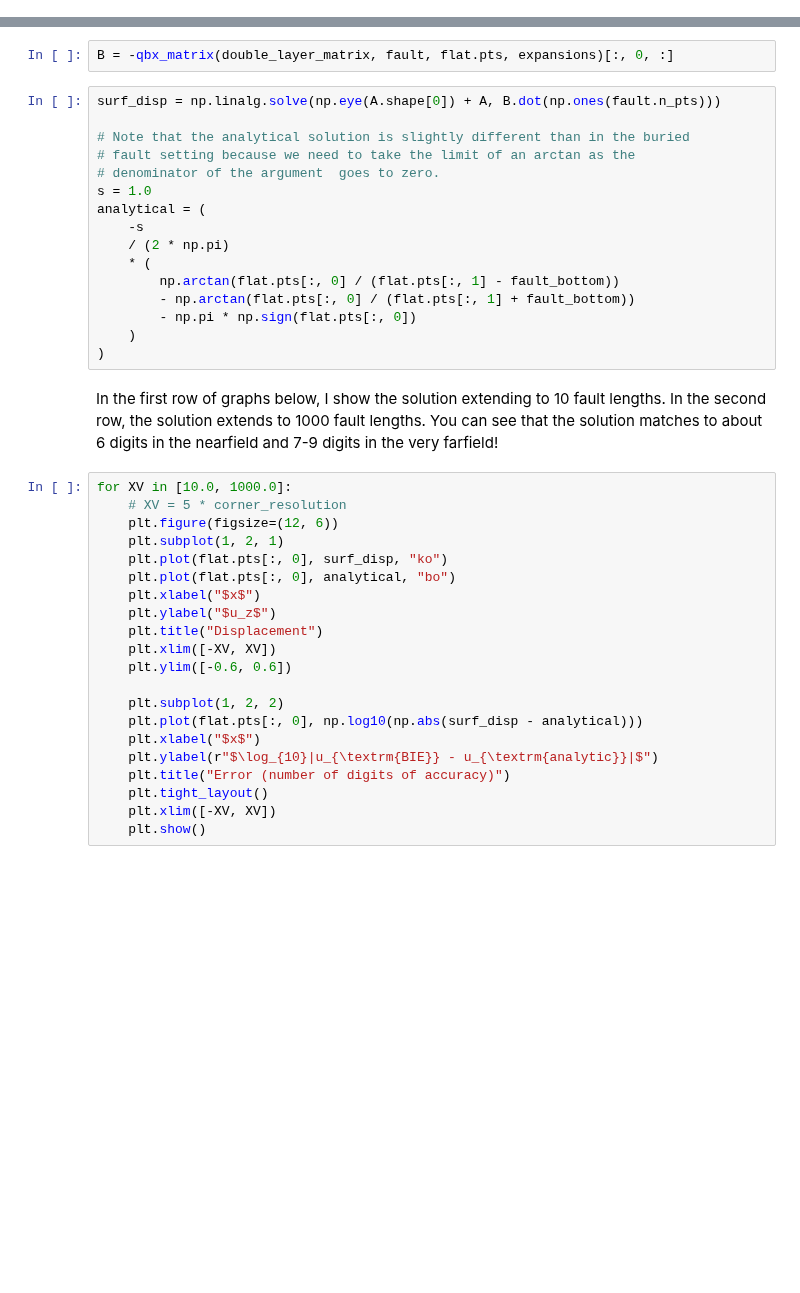
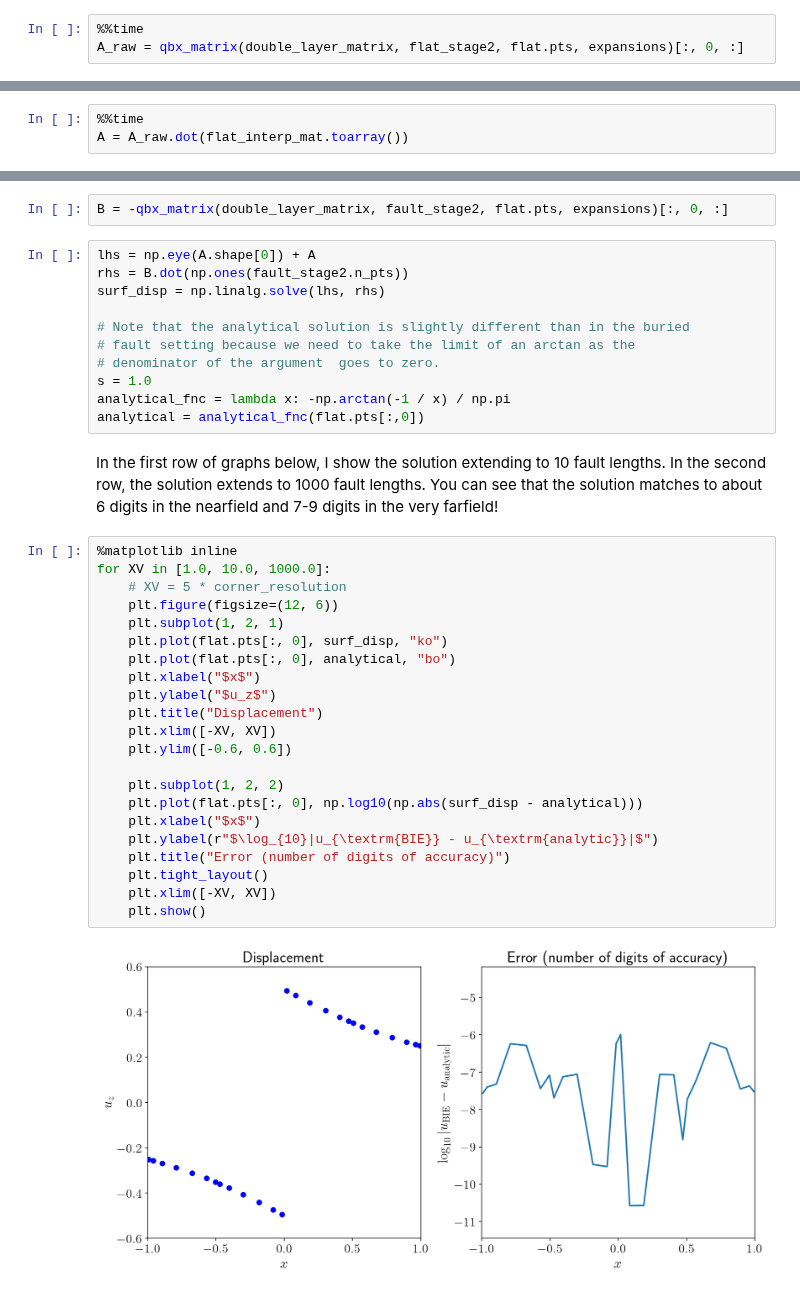
Before and after one commit to tbenthompson/tectosaur2, a Jupyter notebook: c1qbx/part4_surface_intersection.ipynb, the cells around one changed output, grey strips where cells are left out. Cells and saved outputs as stored; diff of their text form; blank space fills up the shorter version.

```diff
--- a/c1qbx/part4_surface_intersection.ipynb
+++ b/c1qbx/part4_surface_intersection.ipynb
@@ -147,0 +204,3 @@ A = A_raw.dot(Im_flat)
+# %%
+%%time
+A_raw = qbx_matrix(double_layer_matrix, flat_stage2, flat.pts, expansions)[:, 0, :]
@@ -147,0 +210,3 @@ A = A_raw.dot(Im_flat)
+# %%
+%%time
+A = A_raw.dot(flat_interp_mat.toarray())
@@ -148,41 +216,39 @@ A = A_raw.dot(Im_flat)
 # %%
-B = -qbx_matrix(double_layer_matrix, fault, flat.pts, expansions)[:, 0, :]
+B = -qbx_matrix(double_layer_matrix, fault_stage2, flat.pts, expansions)[:, 0, :]
 # %%
-surf_disp = np.linalg.solve(np.eye(A.shape[0]) + A, B.dot(np.ones(fault.n_pts)))
+lhs = np.eye(A.shape[0]) + A
+rhs = B.dot(np.ones(fault_stage2.n_pts))
+surf_disp = np.linalg.solve(lhs, rhs)
 
 # Note that the analytical solution is slightly different than in the buried
 # fault setting because we need to take the limit of an arctan as the
 # denominator of the argument  goes to zero.
 s = 1.0
-analytical = (
-    -s
-    / (2 * np.pi)
-    * (
-        np.arctan(flat.pts[:, 0] / (flat.pts[:, 1] - fault_bottom))
-        - np.arctan(flat.pts[:, 0] / (flat.pts[:, 1] + fault_bottom))
-        - np.pi * np.sign(flat.pts[:, 0])
-    )
-)
+analytical_fnc = lambda x: -np.arctan(-1 / x) / np.pi
+analytical = analytical_fnc(flat.pts[:,0])
 # %% [markdown]
 In the first row of graphs below, I show the solution extending to 10 fault lengths. In the second row, the solution extends to 1000 fault lengths. You can see that the solution matches to about 6 digits in the nearfield and 7-9 digits in the very farfield!
 # %%
-for XV in [10.0, 1000.0]:
+%matplotlib inline
+for XV in [1.0, 10.0, 1000.0]:
     # XV = 5 * corner_resolution
     plt.figure(figsize=(12, 6))
     plt.subplot(1, 2, 1)
     plt.plot(flat.pts[:, 0], surf_disp, "ko")
     plt.plot(flat.pts[:, 0], analytical, "bo")
     plt.xlabel("$x$")
     plt.ylabel("$u_z$")
     plt.title("Displacement")
     plt.xlim([-XV, XV])
     plt.ylim([-0.6, 0.6])
 
     plt.subplot(1, 2, 2)
     plt.plot(flat.pts[:, 0], np.log10(np.abs(surf_disp - analytical)))
     plt.xlabel("$x$")
     plt.ylabel(r"$\log_{10}|u_{\textrm{BIE}} - u_{\textrm{analytic}}|$")
     plt.title("Error (number of digits of accuracy)")
     plt.tight_layout()
     plt.xlim([-XV, XV])
     plt.show()
+# %% [output]
+[figure, added]
```
Also changed, not shown: parts of 20 cells of this notebook, 3 other files.
